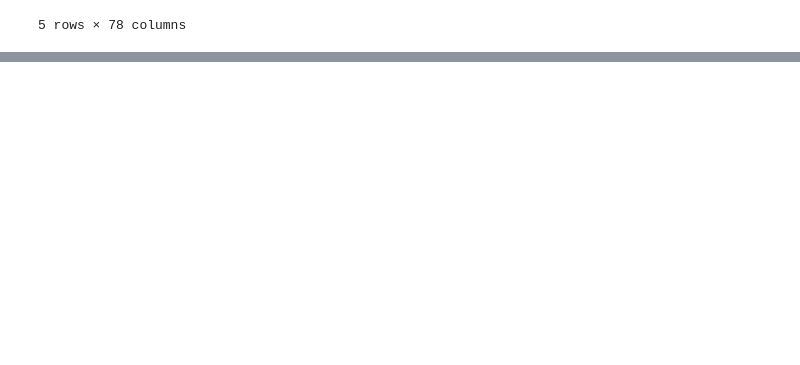
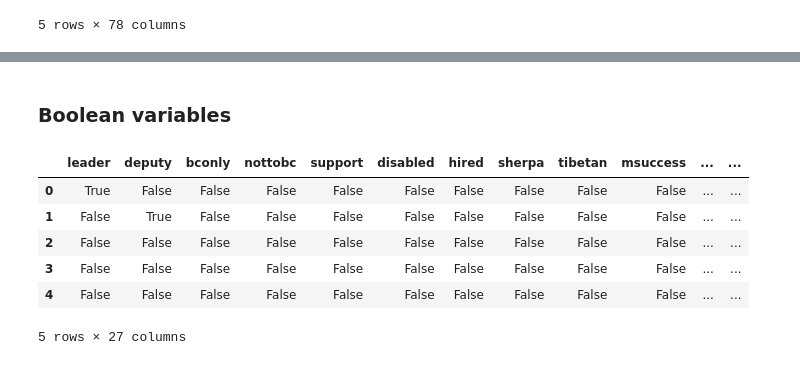
Before and after one commit to bastien-winant/himalayan-db-pipeline, a Jupyter notebook: notebooks/eda_members.ipynb, the cells around one changed output, grey strips where cells are left out. Cells and saved outputs as stored; diff of their text form; code cells hidden in the pictures; blank space fills up the shorter version.

```diff
--- a/notebooks/eda_members.ipynb
+++ b/notebooks/eda_members.ipynb
@@ -33,0 +168,6 @@ df.head()
+# %%
+print(df.msmttime3.isna().sum())
+df["summit_3_time"] = pd.to_datetime(df.msmttime3, format="%H%M", errors="coerce")
+df["summit_3_hr"] = df.summit_3_time.dt.hour
+df["summit_3_min"] = df.summit_3_time.dt.minute
+print(df.summit_3_time.isna().sum())
@@ -33,0 +177,6 @@ df.head()
+# %%
+print(df.injurytime.isna().sum())
+df["injury_time"] = pd.to_datetime(df.injurytime, format="%H%M", errors="coerce")
+df["injury_hr"] = df.injury_time.dt.hour
+df["injury_min"] = df.injury_time.dt.minute
+print(df.injury_time.isna().sum())
@@ -33,0 +186,6 @@ df.head()
+# %%
+print(df.deathtime.isna().sum())
+df["death_time"] = pd.to_datetime(df.deathtime, format="%H%M", errors="coerce")
+df["death_hr"] = df.death_time.dt.hour
+df["death_min"] = df.death_time.dt.minute
+print(df.death_time.isna().sum())
@@ -33,0 +285,2 @@ df.head()
+# %%
+df = df.drop("age", axis=1)
@@ -33,0 +429,12 @@ df.head()
+# %% [markdown]
+### Boolean variables
+# %%
+df.select_dtypes(include=[bool]).head()
+# %% [output]
+|  | leader | deputy | bconly | nottobc | support | disabled | hired | sherpa | tibetan | msuccess | ... | ... |
+| 0 | True | False | False | False | False | False | False | False | False | False | ... | ... |
+| 1 | False | True | False | False | False | False | False | False | False | False | ... | ... |
+| 2 | False | False | False | False | False | False | False | False | False | False | ... | ... |
+| 3 | False | False | False | False | False | False | False | False | False | False | ... | ... |
+| 4 | False | False | False | False | False | False | False | False | False | False | ... | ... |
+5 rows × 27 columns
```
Also changed, not shown: parts of 49 cells of this notebook, 1 other file.
